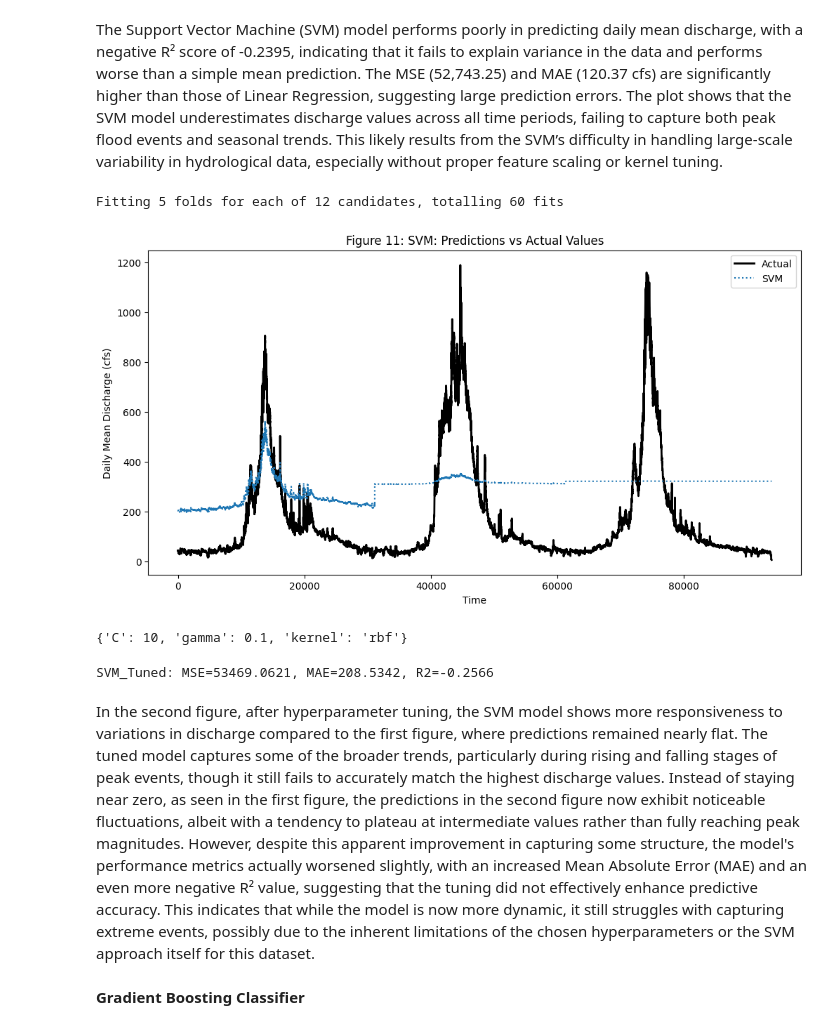
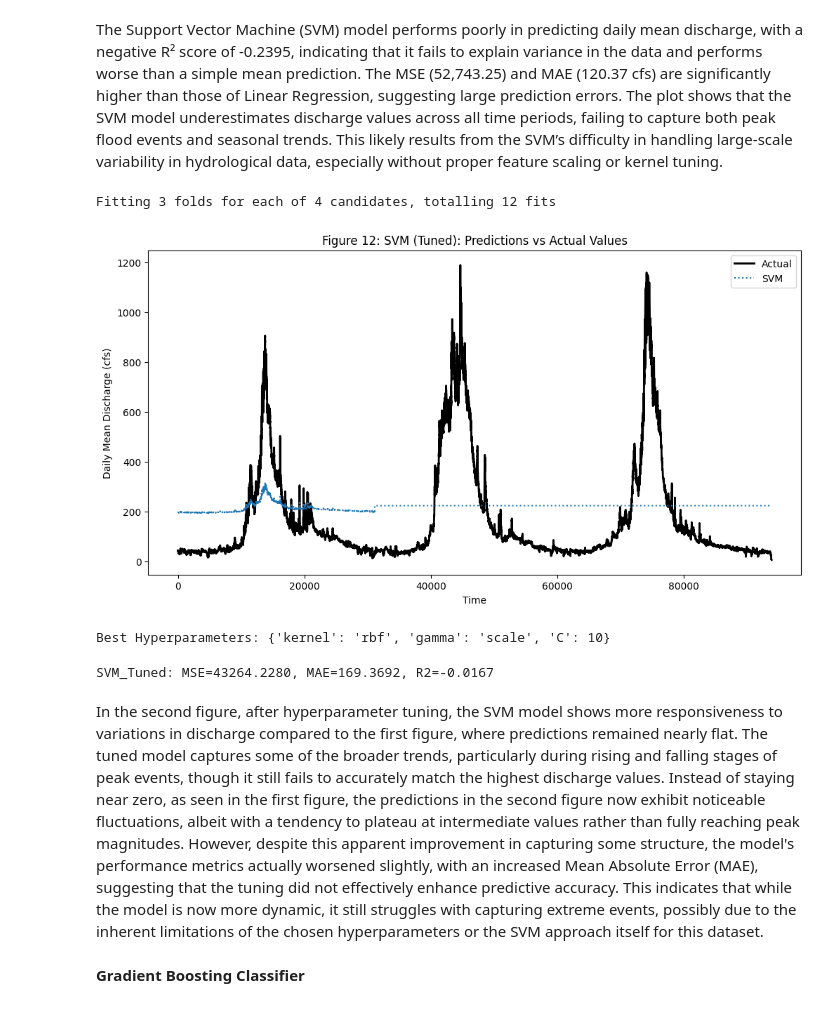
Before and after one commit to elliemmiller/datascience, a Jupyter notebook: SupervisedRegressionFinalPass.ipynb, the cells around one changed output. Cells and saved outputs as stored; diff of their text form; code cells hidden in the pictures.

```diff
--- a/SupervisedRegressionFinalPass.ipynb
+++ b/SupervisedRegressionFinalPass.ipynb
@@ -585,56 +590,71 @@ SVM: MSE=52743.2512, MAE=120.3661, R2=-0.2395
 # %% [markdown]
 The Support Vector Machine (SVM) model performs poorly in predicting daily mean discharge, with a negative R² score of -0.2395, indicating that it fails to explain variance in the data and performs worse than a simple mean prediction. The MSE (52,743.25) and MAE (120.37 cfs) are significantly higher than those of Linear Regression, suggesting large prediction errors. The plot shows that the SVM model underestimates discharge values across all time periods, failing to capture both peak flood events and seasonal trends. This likely results from the SVM’s difficulty in handling large-scale variability in hydrological data, especially without proper feature scaling or kernel tuning.
 # %%
-# New SVM analysis after feature scaling and hyperparameter tuning (WARNING: THIS TAKES ALMOST AN HOUR TO RUN)
+# New SVM analysis after feature scaling and hyperparameter tuning
+
+from sklearn.preprocessing import StandardScaler
+from sklearn.svm import SVR
+from sklearn.model_selection import RandomizedSearchCV, train_test_split
+import matplotlib.pyplot as plt
 
 # Standardize the feature data
 scaler = StandardScaler()
 X_train_scaled = scaler.fit_transform(X_train)
 X_test_scaled = scaler.transform(X_test)
 
-# Define the model
+# Downsample training data (optional)
+X_train_sample, _, y_train_sample, _ = train_test_split(X_train_scaled, y_train, train_size=0.5, random_state=42)
+
+# Define model
 svm_model = SVR()
 
-# Define hyperparameter grid
+# Define reduced hyperparameter grid
 param_grid = {
-    'kernel': ['rbf', 'linear', 'poly'],
+    'kernel': ['rbf', 'linear'],
     'C': [1, 10],
-    'gamma': ['scale', 0.1,]
+    'gamma': ['scale']
 }
 
-# Perform GridSearchCV
-grid_search = GridSearchCV(estimator=svm_model, param_grid=param_grid,
-                           cv=5, n_jobs=-1, scoring='neg_mean_squared_error', verbose=2)
-grid_search.fit(X_train_scaled, y_train)
+# Use RandomizedSearchCV with fewer iterations and cv=3
+random_search = RandomizedSearchCV(
+    estimator=svm_model,
+    param_distributions=param_grid,
+    n_iter=4,
+    cv=3,
+    n_jobs=-1,
+    scoring='neg_mean_squared_error',
+    verbose=1
+)
+random_search.fit(X_train_sample, y_train_sample)
 
-# Get best parameters and train the best model
-best_params = grid_search.best_params_
-best_svm_model = grid_search.best_estimator_
+# Train the best model
+best_svm_model = random_search.best_estimator_
 
-# Make predictions with the best model
+# Make predictions
 svm_pred = best_svm_model.predict(X_test_scaled)
 
 # Plot results
 plt.figure(figsize=(12, 6))
 plt.plot(y_test.values, label='Actual', color='black', linewidth=2)
 plt.plot(svm_pred, label='SVM', linestyle='dotted')
 plt.legend()
 plt.xlabel("Time")
 plt.ylabel("Daily Mean Discharge (cfs)")
 plt.title("Figure 12: SVM (Tuned): Predictions vs Actual Values")
 plt.show()
 
-best_params
+best_params = random_search.best_params_
+print("Best Hyperparameters:", best_params)
 # %% [output]
-Fitting 5 folds for each of 12 candidates, totalling 60 fits
+Fitting 3 folds for each of 4 candidates, totalling 12 fits
-[figure, old version]
+[figure, new version]
-{'C': 10, 'gamma': 0.1, 'kernel': 'rbf'}
+Best Hyperparameters: {'kernel': 'rbf', 'gamma': 'scale', 'C': 10}
 # %%
 evaluate_model("SVM_Tuned", y_test, svm_pred)
 # %% [output]
-SVM_Tuned: MSE=53469.0621, MAE=208.5342, R2=-0.2566
+SVM_Tuned: MSE=43264.2280, MAE=169.3692, R2=-0.0167
 # %% [markdown]
-In the second figure, after hyperparameter tuning, the SVM model shows more responsiveness to variations in discharge compared to the first figure, where predictions remained nearly flat. The tuned model captures some of the broader trends, particularly during rising and falling stages of peak events, though it still fails to accurately match the highest discharge values. Instead of staying near zero, as seen in the first figure, the predictions in the second figure now exhibit noticeable fluctuations, albeit with a tendency to plateau at intermediate values rather than fully reaching peak magnitudes. However, despite this apparent improvement in capturing some structure, the model's performance metrics actually worsened slightly, with an increased Mean Absolute Error (MAE) and an even more negative R² value, suggesting that the tuning did not effectively enhance predictive accuracy. This indicates that while the model is now more dynamic, it still struggles with capturing extreme events, possibly due to the inherent limitations of the chosen hyperparameters or the SVM approach itself for this dataset.
+In the second figure, after hyperparameter tuning, the SVM model shows more responsiveness to variations in discharge compared to the first figure, where predictions remained nearly flat. The tuned model captures some of the broader trends, particularly during rising and falling stages of peak events, though it still fails to accurately match the highest discharge values. Instead of staying near zero, as seen in the first figure, the predictions in the second figure now exhibit noticeable fluctuations, albeit with a tendency to plateau at intermediate values rather than fully reaching peak magnitudes. However, despite this apparent improvement in capturing some structure, the model's performance metrics actually worsened slightly, with an increased Mean Absolute Error (MAE), suggesting that the tuning did not effectively enhance predictive accuracy. This indicates that while the model is now more dynamic, it still struggles with capturing extreme events, possibly due to the inherent limitations of the chosen hyperparameters or the SVM approach itself for this dataset.
 # %% [markdown]
 **Gradient Boosting Classifier**
 # %%
```
Also changed, not shown: parts of 10 cells of this notebook.
